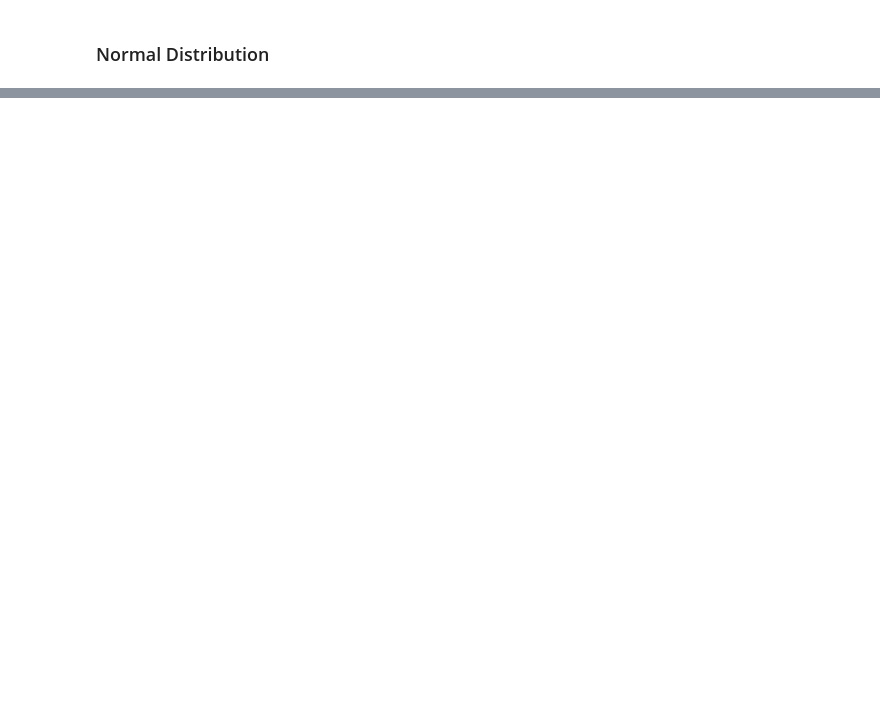
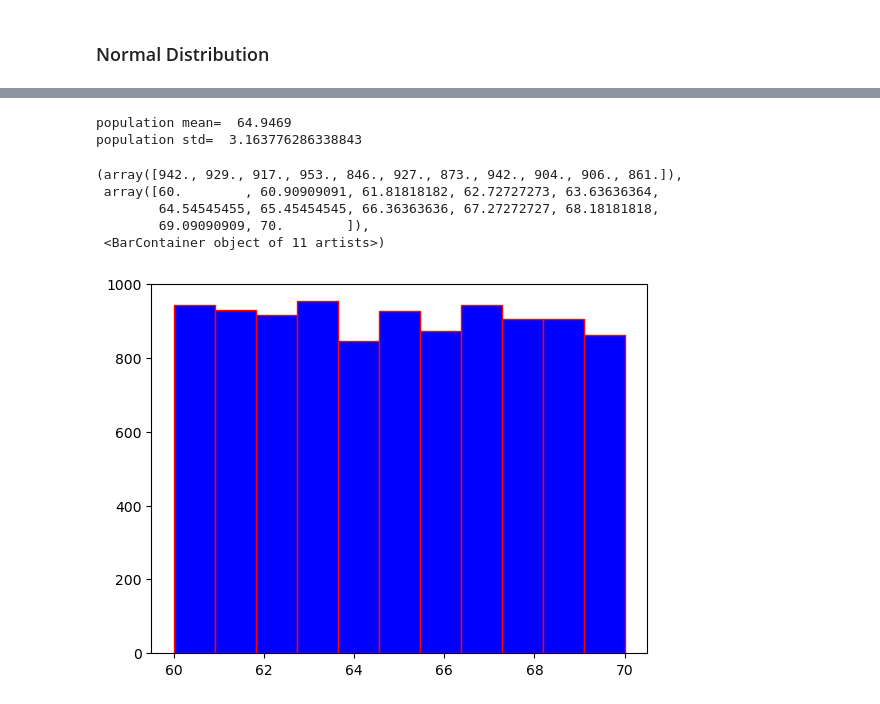
Before and after one commit to satyanistha05/DSW2, a Jupyter notebook: PROBABILITY AND STATISTICS.ipynb, the cells around one changed output, grey strips where cells are left out. Drawn from its saved outputs; the diff is of its cells as text; code cells hidden in the pictures; blank space fills up the shorter version.

```diff
--- a/PROBABILITY AND STATISTICS.ipynb
+++ b/PROBABILITY AND STATISTICS.ipynb
@@ -102,0 +139,15 @@ plt.legend()
+# %%
+x=np.random.randint(60,71,size=10000)
+age=np.array(x)
+print("population mean= ",np.mean(age))
+print("population std= ",np.std(age))
+plt.hist(age,facecolor='blue',edgecolor='red',bins=11)
+# %% [output]
+population mean=  64.9469
+population std=  3.163776286338843
+(array([942., 929., 917., 953., 846., 927., 873., 942., 904., 906., 861.]),
+ array([60.        , 60.90909091, 61.81818182, 62.72727273, 63.63636364,
+        64.54545455, 65.45454545, 66.36363636, 67.27272727, 68.18181818,
+        69.09090909, 70.        ]),
+ <BarContainer object of 11 artists>)
+[figure, added]
```
Also changed, not shown: parts of 24 cells of this notebook, 1 other file.
